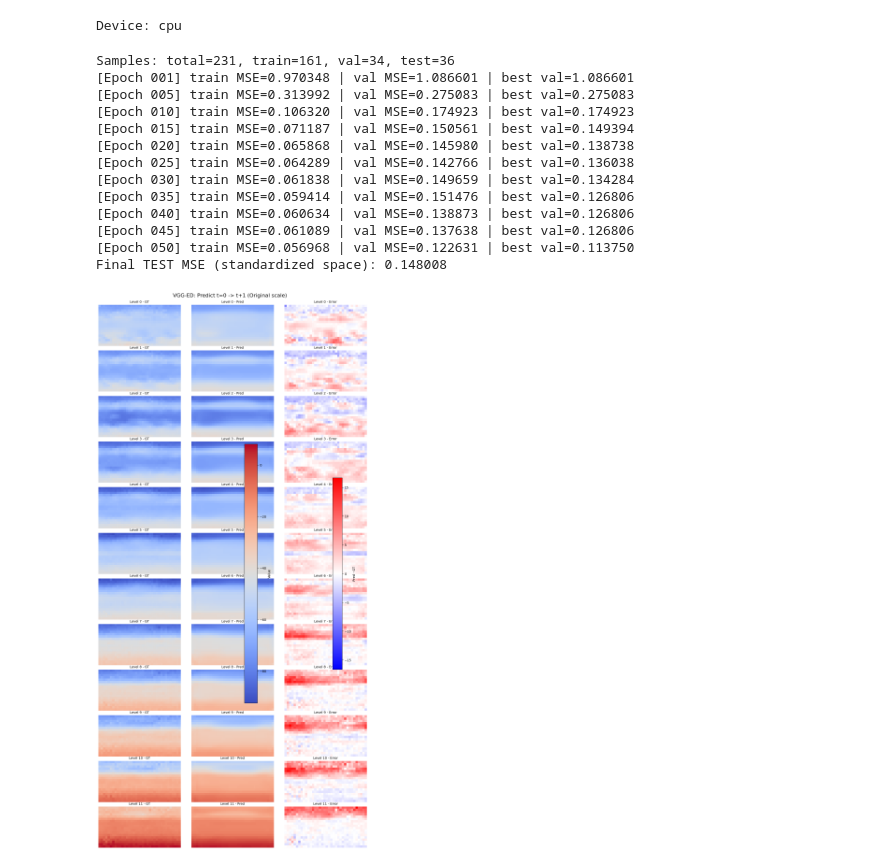
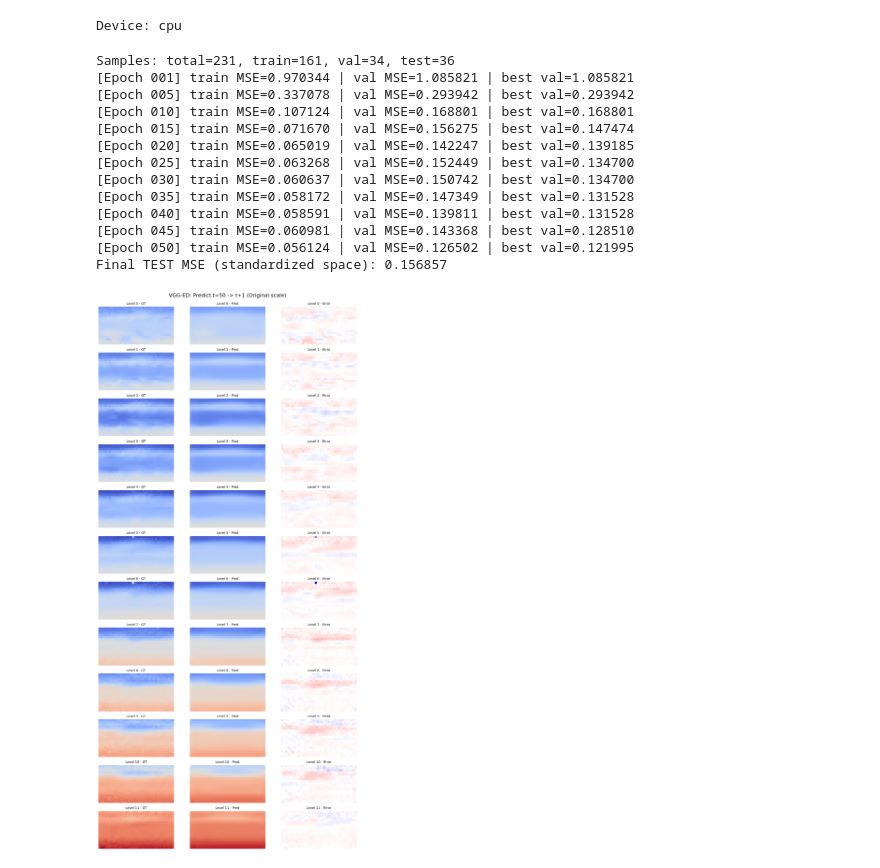
Before and after one commit to higd963/satellite-dataset, a Jupyter notebook: VGGNet_grid.ipynb, the cells around one changed output. Saved outputs shown, nothing was run; the diff lists cells and outputs as text; code cells hidden in the pictures.

```diff
--- a/VGGNet_grid.ipynb
+++ b/VGGNet_grid.ipynb
@@ -11,6 +11,8 @@ data = np.load(file_path)
 data.shape
 # %% [output]
 (232, 12, 18, 36)
+# %%
+data=np.add(data, 273.15)
 # %%
 import numpy as np
 from scipy.ndimage import generic_filter
@@ -130,7 +132,7 @@ plt.show()
 # %%
 import matplotlib.pyplot as plt
 
-t = 50  # first time step
+t = 0  # first time step
 
 fig, axes = plt.subplots(3, 4, figsize=(14, 9))
 axes = axes.flatten()
@@ -141,7 +143,7 @@ for level in range(12):
     ax.set_title(f"Level {level}")
     ax.axis("off")
 
-fig.colorbar(im, ax=axes.tolist(), shrink=0.6)
+#fig.colorbar(im, ax=axes.tolist(), shrink=0.6)
 plt.suptitle("First Time Step (t=0) - All 12 Levels")
 plt.tight_layout()
 plt.show()
@@ -456,18 +458,18 @@ Device: cpu
 model, stats, loaders = fit_model(X, epochs=50, batch_size=16, lr=1e-3)
 # %% [output]
 Samples: total=231, train=161, val=34, test=36
-[Epoch 001] train MSE=0.970348 | val MSE=1.086601 | best val=1.086601
-[Epoch 005] train MSE=0.313992 | val MSE=0.275083 | best val=0.275083
-[Epoch 010] train MSE=0.106320 | val MSE=0.174923 | best val=0.174923
-[Epoch 015] train MSE=0.071187 | val MSE=0.150561 | best val=0.149394
-[Epoch 020] train MSE=0.065868 | val MSE=0.145980 | best val=0.138738
-[Epoch 025] train MSE=0.064289 | val MSE=0.142766 | best val=0.136038
-[Epoch 030] train MSE=0.061838 | val MSE=0.149659 | best val=0.134284
-[Epoch 035] train MSE=0.059414 | val MSE=0.151476 | best val=0.126806
-[Epoch 040] train MSE=0.060634 | val MSE=0.138873 | best val=0.126806
-[Epoch 045] train MSE=0.061089 | val MSE=0.137638 | best val=0.126806
-[Epoch 050] train MSE=0.056968 | val MSE=0.122631 | best val=0.113750
-Final TEST MSE (standardized space): 0.148008
+[Epoch 001] train MSE=0.970344 | val MSE=1.085821 | best val=1.085821
+[Epoch 005] train MSE=0.337078 | val MSE=0.293942 | best val=0.293942
+[Epoch 010] train MSE=0.107124 | val MSE=0.168801 | best val=0.168801
+[Epoch 015] train MSE=0.071670 | val MSE=0.156275 | best val=0.147474
+[Epoch 020] train MSE=0.065019 | val MSE=0.142247 | best val=0.139185
+[Epoch 025] train MSE=0.063268 | val MSE=0.152449 | best val=0.134700
+[Epoch 030] train MSE=0.060637 | val MSE=0.150742 | best val=0.134700
+[Epoch 035] train MSE=0.058172 | val MSE=0.147349 | best val=0.131528
+[Epoch 040] train MSE=0.058591 | val MSE=0.139811 | best val=0.131528
+[Epoch 045] train MSE=0.060981 | val MSE=0.143368 | best val=0.128510
+[Epoch 050] train MSE=0.056124 | val MSE=0.126502 | best val=0.121995
+Final TEST MSE (standardized space): 0.156857
 # %%
 # Visualization utilities for the trained VGG-style encoder-decoder
 # - Compare prediction vs target for a chosen sample index
@@ -609,9 +611,9 @@ def visualize_sample_t_to_t1(
 # visualize_sample_t_to_t1(model, X, stats, sample_t=0, device=device, show_original_scale=True)
 # visualize_sample_t_to_t1(model, X, stats, sample_t=100, device=device, show_original_scale=True)
 # %%
-visualize_sample_t_to_t1(model, X, stats, sample_t=0, device=device, show_original_scale=True)
+visualize_sample_t_to_t1(model, X, stats, sample_t=50, device=device, show_original_scale=True)
 # %% [output]
-[figure, old version]
+[figure, new version]
 # %%
 visualize_sample_t_to_t1(model, X, stats, sample_t=100, device=device, show_original_scale=True)
 # %% [output]
```
Also changed, not shown: parts of 4 cells of this notebook.
